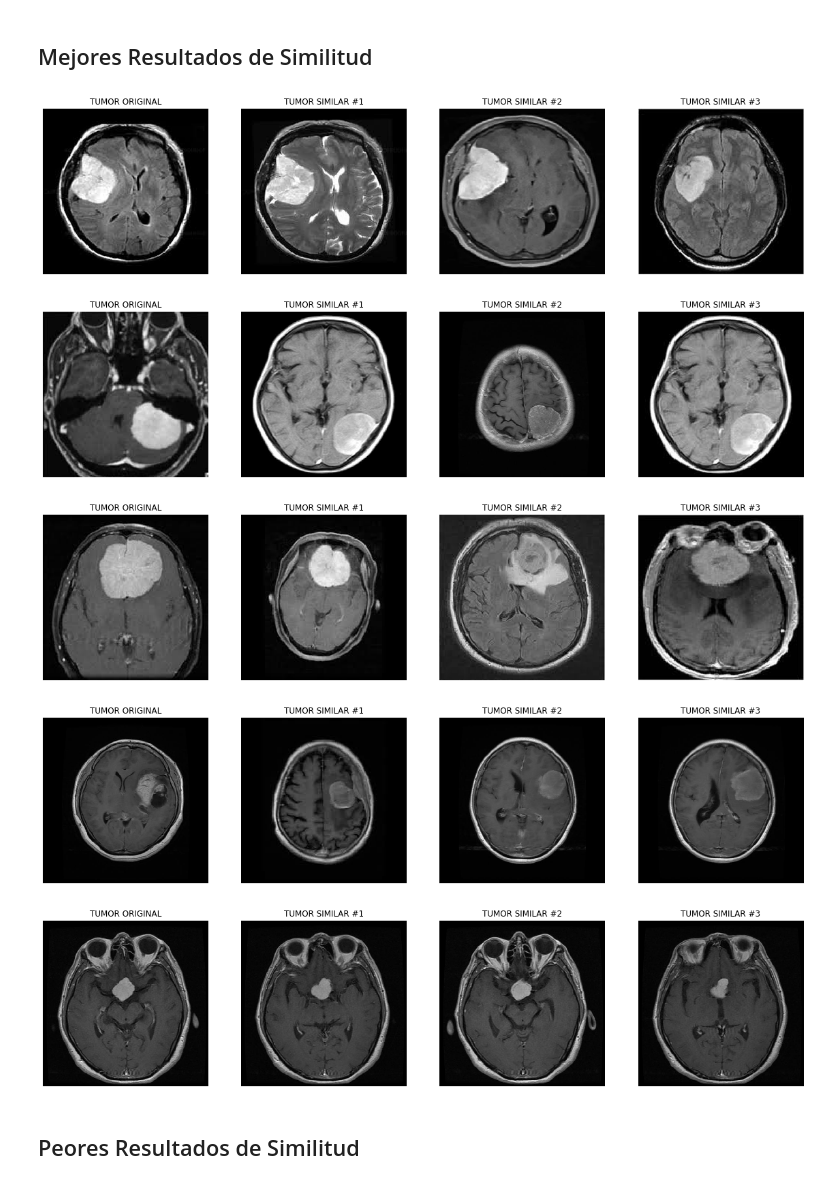
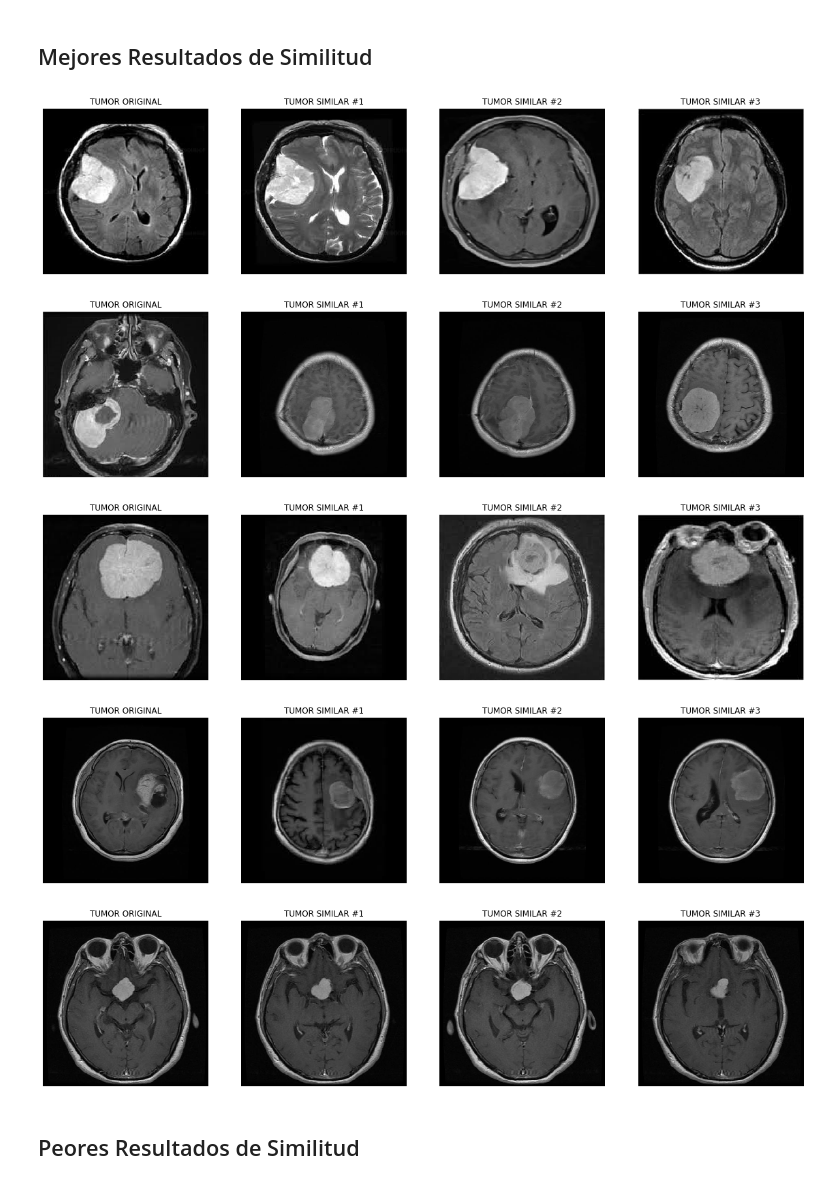
Before and after one commit to JerM1609/IA-P002, a Jupyter notebook: src/GMM_6_Resultados_Similitud_KNN.ipynb, the cells around one changed output. Drawn from its saved outputs; the diff is of its cells as text; code cells hidden in the pictures.

```diff
--- a/src/GMM_6_Resultados_Similitud_KNN.ipynb
+++ b/src/GMM_6_Resultados_Similitud_KNN.ipynb
@@ -11,13 +11,13 @@ import os
 X, image_names = utils.get_tumors_wavelet('Resultados/GMM/Matrices_Tumorales', iterations = 5)
 # %%
 utils.get_similar_tumors(X, image_names, index_to_test = 24, n_neighbors = 3)
-utils.get_similar_tumors(X, image_names, index_to_test = 8, n_neighbors = 3)
+utils.get_similar_tumors(X, image_names, index_to_test = 18, n_neighbors = 3)
 utils.get_similar_tumors(X, image_names, index_to_test = 17, n_neighbors = 3)
 utils.get_similar_tumors(X, image_names, index_to_test = 3, n_neighbors = 3)
 utils.get_similar_tumors(X, image_names, index_to_test = 67, n_neighbors = 3)
 # %% [output]
 [figure]
-[figure, old version]
+[figure, new version]
 [figure]
 [figure]
 [figure]
```
